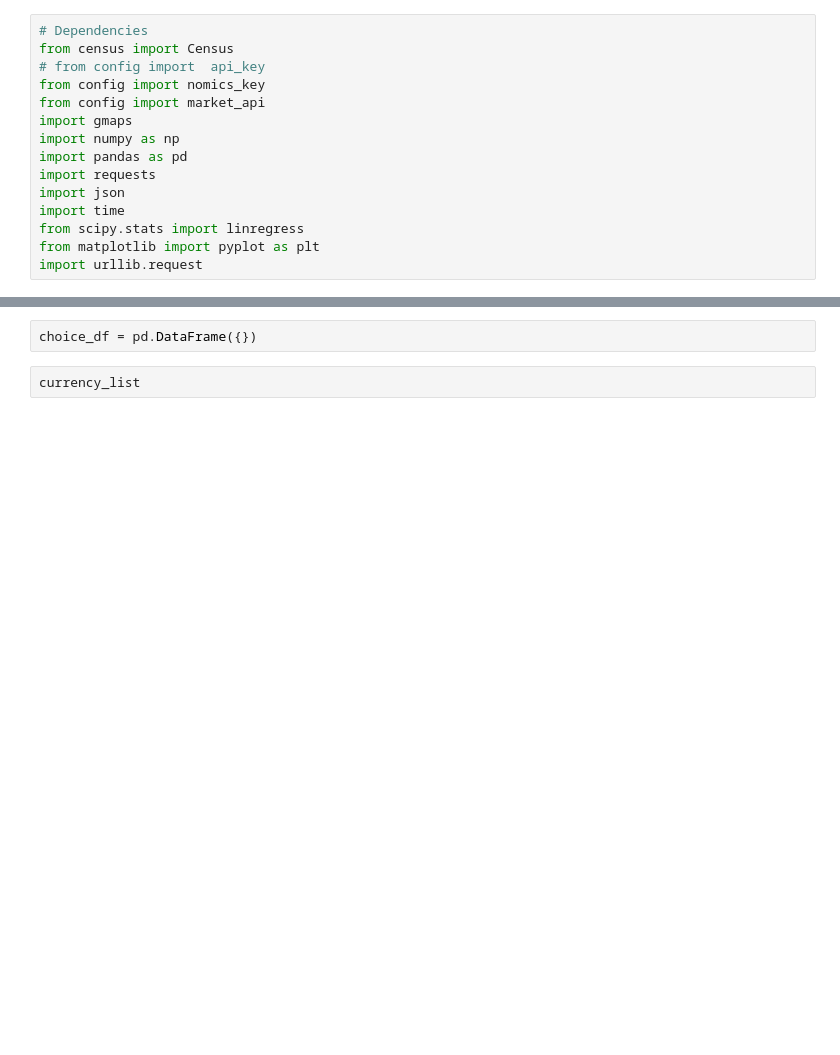
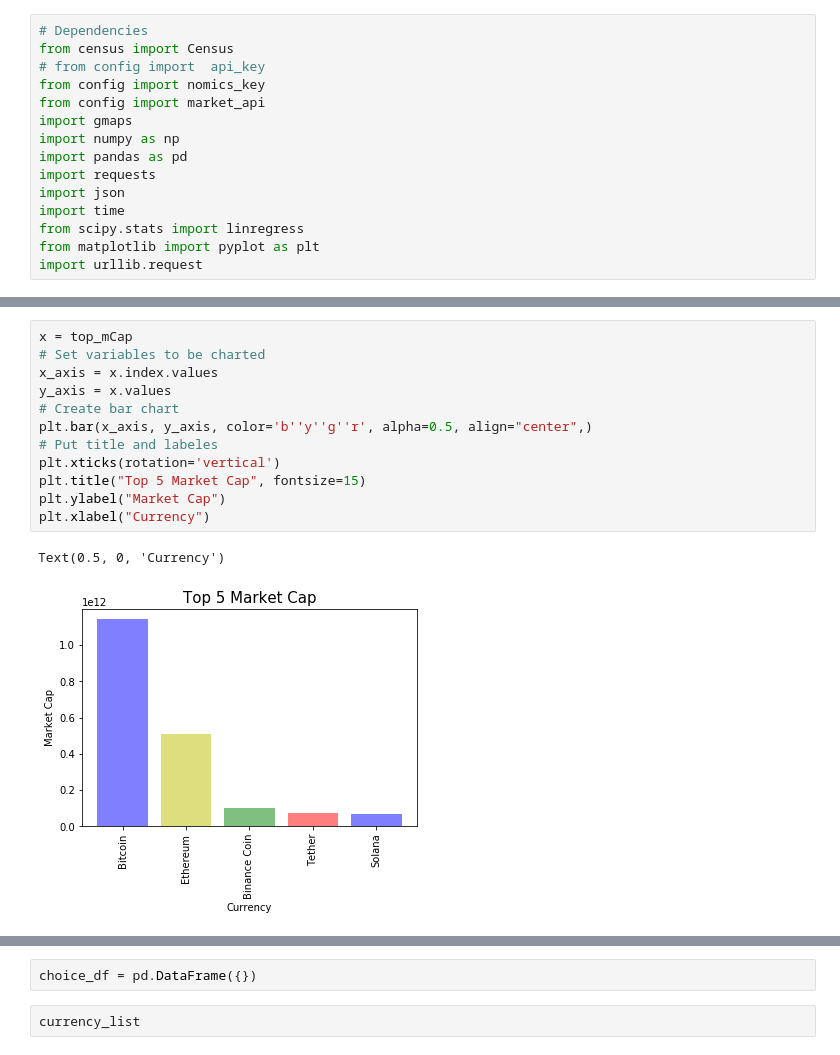
Before and after one commit to samuelroiz/Crypto_Analysis, a Jupyter notebook: Currency_comparer.ipynb, the cells around one changed output, grey strips where cells are left out. Cells and saved outputs as stored; diff of their text form; blank space fills up the shorter version.

```diff
--- a/Currency_comparer.ipynb
+++ b/Currency_comparer.ipynb
@@ -116,0 +161,15 @@ currency_df.sort_values('Price', ascending=False)
+# %%
+x = top_mCap
+# Set variables to be charted
+x_axis = x.index.values
+y_axis = x.values
+# Create bar chart
+plt.bar(x_axis, y_axis, color='b''y''g''r', alpha=0.5, align="center",)
+# Put title and labeles
+plt.xticks(rotation='vertical')
+plt.title("Top 5 Market Cap", fontsize=15)
+plt.ylabel("Market Cap")
+plt.xlabel("Currency")
+# %% [output]
+Text(0.5, 0, 'Currency')
+[figure, added]
```
Also changed, not shown: parts of 17 cells of this notebook, 2 other files.
